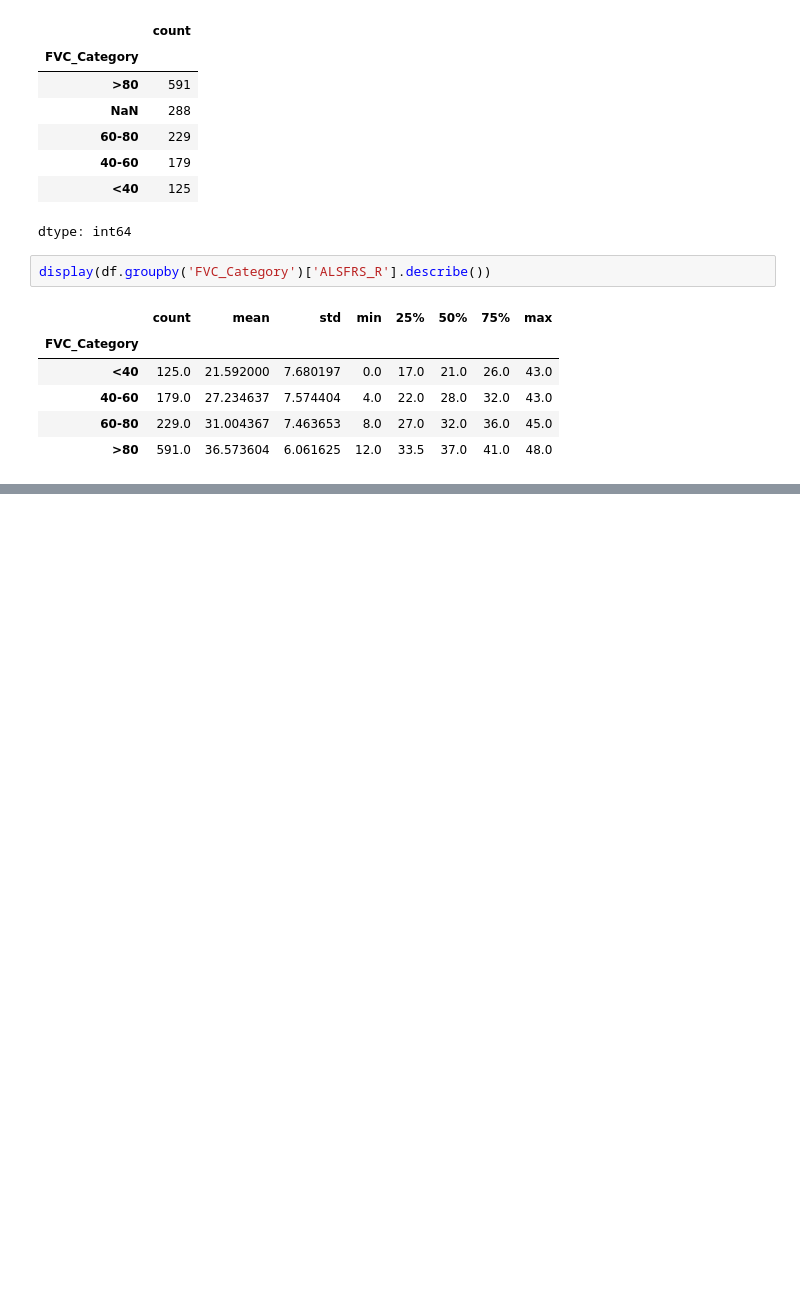
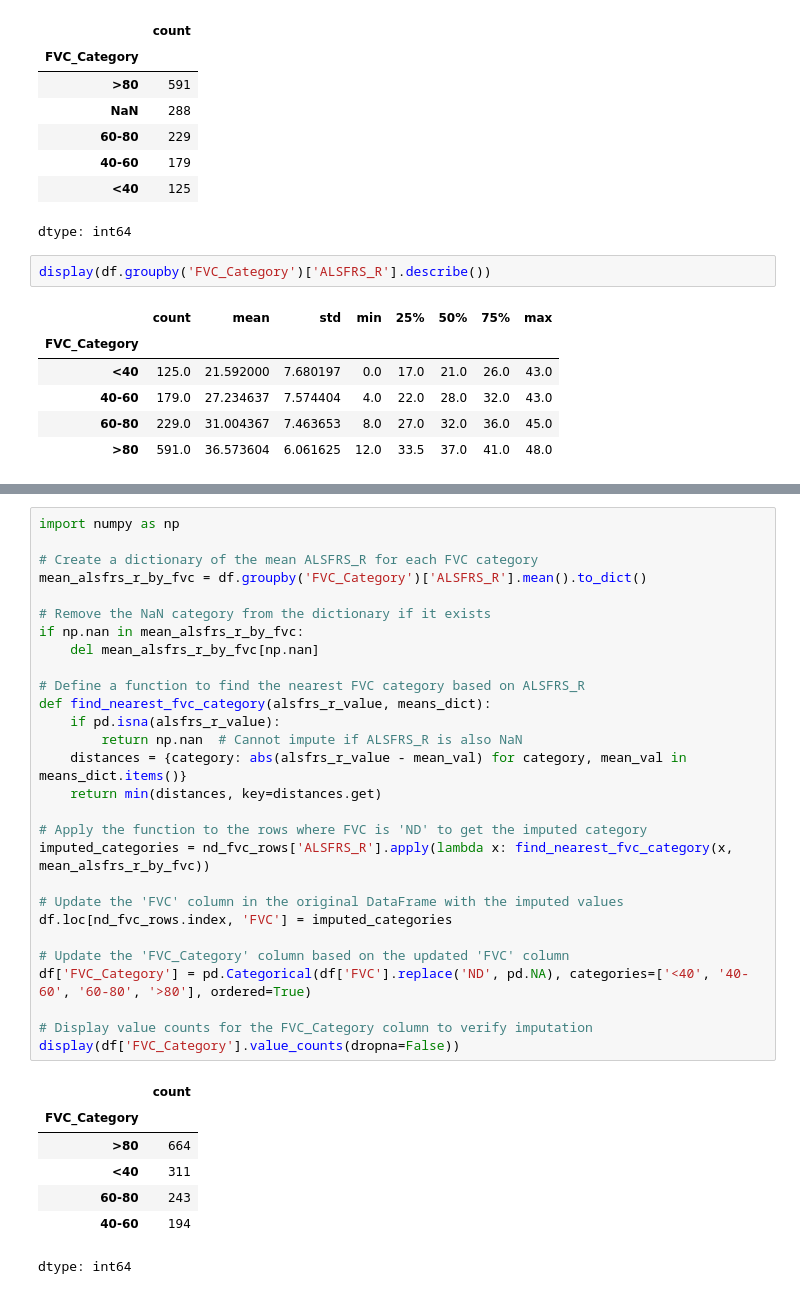
Before and after one commit to FaridRash/Advance-Statistical-Learnin--Semester-3, a Jupyter notebook: Farid/Farid_Null_Values.ipynb, the cells around one changed output, grey strips where cells are left out. Drawn from its saved outputs; the diff is of its cells as text; blank space fills up the shorter version.

```diff
--- a/Farid/Farid_Null_Values.ipynb
+++ b/Farid/Farid_Null_Values.ipynb
@@ -66,0 +109,36 @@ display(df.groupby('FVC_Category')['ALSFRS_R'].describe())
+# %%
+import numpy as np
+
+# Create a dictionary of the mean ALSFRS_R for each FVC category
+mean_alsfrs_r_by_fvc = df.groupby('FVC_Category')['ALSFRS_R'].mean().to_dict()
+
+# Remove the NaN category from the dictionary if it exists
+if np.nan in mean_alsfrs_r_by_fvc:
+    del mean_alsfrs_r_by_fvc[np.nan]
+
+# Define a function to find the nearest FVC category based on ALSFRS_R
+def find_nearest_fvc_category(alsfrs_r_value, means_dict):
+    if pd.isna(alsfrs_r_value):
+        return np.nan  # Cannot impute if ALSFRS_R is also NaN
+    distances = {category: abs(alsfrs_r_value - mean_val) for category, mean_val in means_dict.items()}
+    return min(distances, key=distances.get)
+
+# Apply the function to the rows where FVC is 'ND' to get the imputed category
+imputed_categories = nd_fvc_rows['ALSFRS_R'].apply(lambda x: find_nearest_fvc_category(x, mean_alsfrs_r_by_fvc))
+
+# Update the 'FVC' column in the original DataFrame with the imputed values
+df.loc[nd_fvc_rows.index, 'FVC'] = imputed_categories
+
+# Update the 'FVC_Category' column based on the updated 'FVC' column
+df['FVC_Category'] = pd.Categorical(df['FVC'].replace('ND', pd.NA), categories=['<40', '40-60', '60-80', '>80'], ordered=True)
+
+# Display value counts for the FVC_Category column to verify imputation
+display(df['FVC_Category'].value_counts(dropna=False))
+# %% [output]
+|  | count |
+| FVC_Category |  |
+| >80 | 664 |
+| <40 | 311 |
+| 60-80 | 243 |
+| 40-60 | 194 |
+dtype: int64
```
Also changed, not shown: parts of 20 cells of this notebook.
